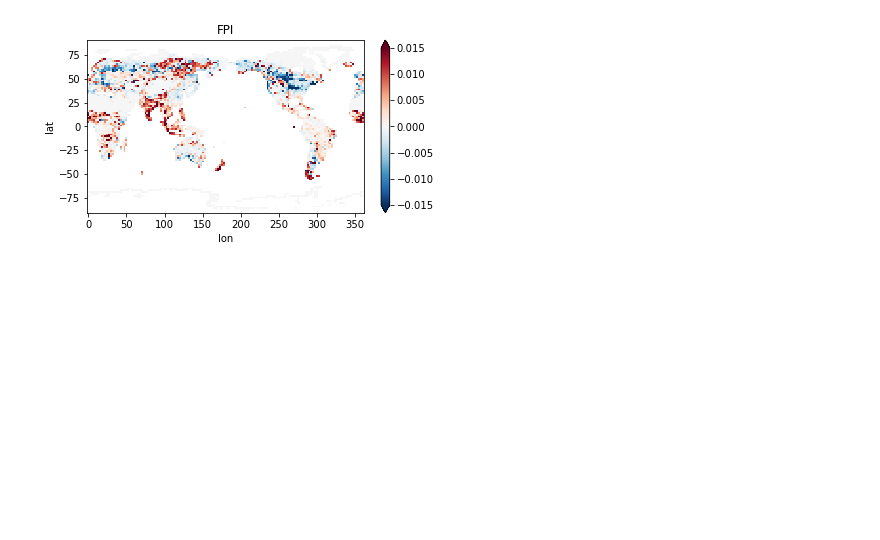
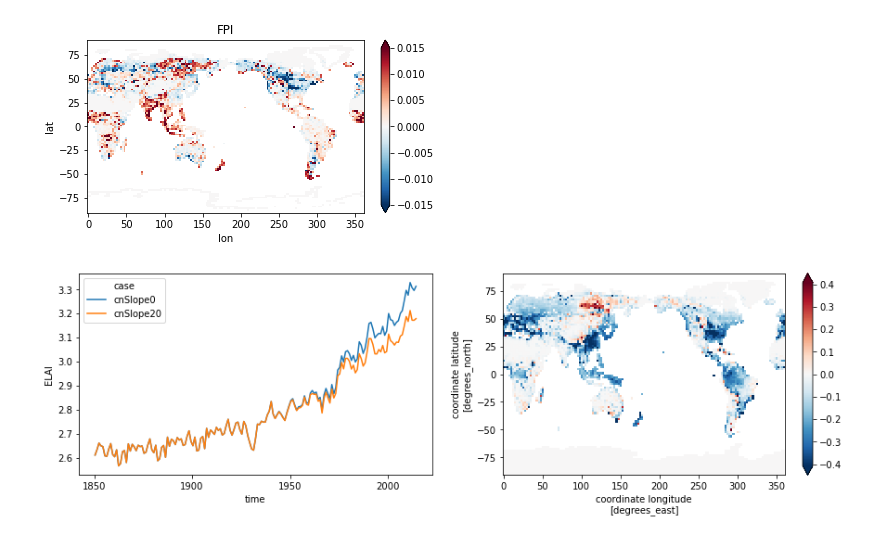
Before and after one commit to emhauser/Foliar-Stoichiometry_CO2, a Jupyter notebook: CN_CO2Global.ipynb, the cells around one changed output. Drawn from its saved outputs; the diff is of its cells as text; code cells hidden in the pictures; blank space fills up the shorter version.

```diff
--- a/CN_CO2Global.ipynb
+++ b/CN_CO2Global.ipynb
@@ -390,3 +389,31 @@ for i in range(1):
                     hspace=0.4);
 # %% [output]
 [figure]
+# %%
+# Plot global LAI, summer difference last 10 years
+
+# dsMax = ds.ELAI.where(ds.GPP.groupby('time.year')).idxmax('time')
+# print(dsMax)
+
+##Calculate seasonal means
+leafYear_0 = ds.resample(time='QS-DEC').max().isel(time=slice(0,-1))
+leaf_summer = leafYear_0.where(leafYear_0.time['time.month']==6, drop=True)
+
+#area weighted mean
+leaf_summer2 = (leaf_summer * area_wgt).sum(dim=('lat', 'lon'))
+leaf_summer2 = leaf_summer2.isel(case = [0,1])
+
+plt.figure(figsize=(15,4))
+plt.subplot(1,2,1)
+leaf_summer2.ELAI.plot(hue = 'case');
+
+plt.subplot(1,2,2)
+y = leaf_summer.isel(case=0,time=slice(-10,None)).mean('time')['ELAI']# Climatology for last 10 years of data
+y20 = leaf_summer.isel(case=1,time=slice(-10,None)).mean('time')['ELAI']
+ydiff = y20 - y
+ydiff = utils.cyclic_dataarray(ydiff)
+lat = ydiff.coords['lat']
+lon = ydiff.coords['lon']
+ydiff.plot(robust = True) ;
+# %% [output]
+[figure, added]
```
Also changed, not shown: parts of 10 cells of this notebook.
